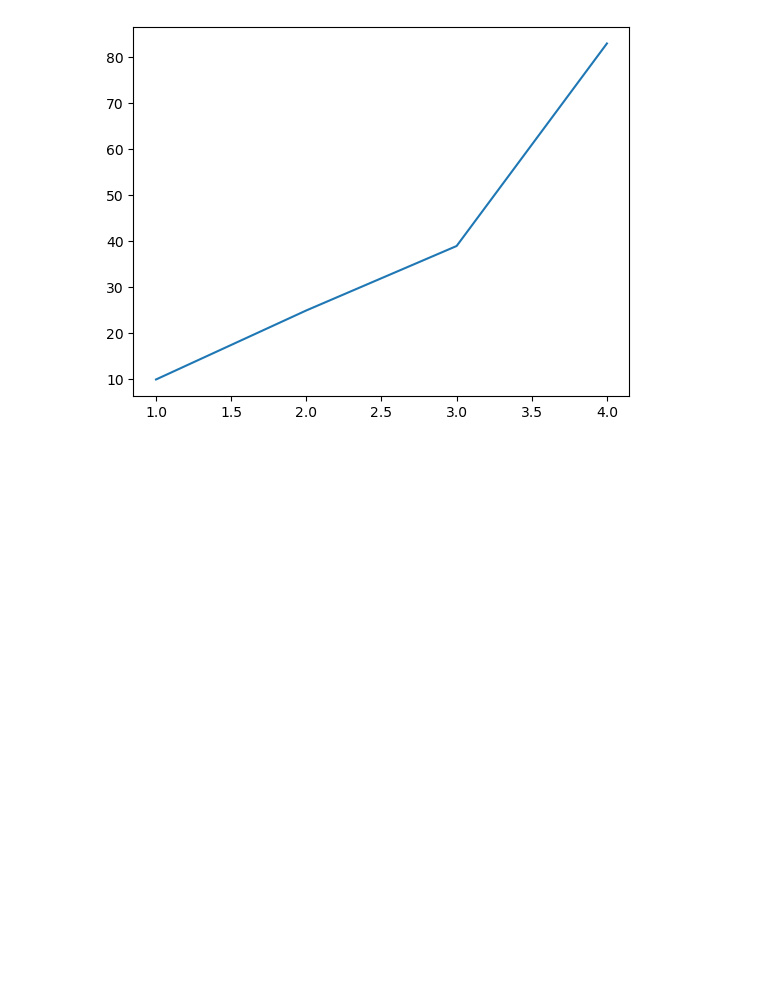
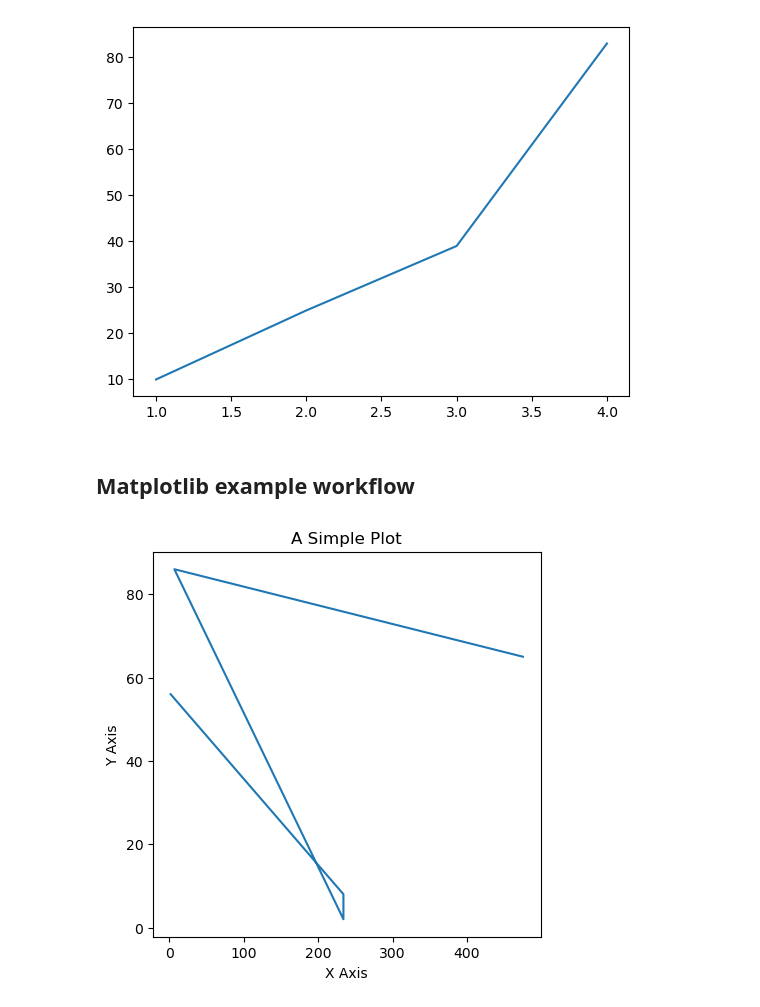
Before and after one commit to SmayanKulkarni/AI-and-ML-Course, a Jupyter notebook: sample_project/introduction-to-matplotlib.ipynb, the cells around one changed output. Cells and saved outputs as stored; diff of their text form; code cells hidden in the pictures; blank space fills up the shorter version.

```diff
--- a/sample_project/introduction-to-matplotlib.ipynb
+++ b/sample_project/introduction-to-matplotlib.ipynb
@@ -36,3 +36,29 @@ ax.plot([1,2,3,4], [10,25,39,83])
 # %% [output]
 [<matplotlib.lines.Line2D at 0x...>]
 [figure]
+# %% [markdown]
+## Matplotlib example workflow
+# %%
+%matplotlib inline
+import matplotlib.pyplot as plt
+import pandas as pd
+import numpy as np
+
+#1. Prepare Data
+x = [2,234,234,7,475,45]
+y = [56,8,2,86,65,5,8]
+
+#2. Setup Plot
+fig,ax = plt.subplots(figsize=(5,5))
+
+#3. Plot the data
+ax.plot(x[:5],y[:5])
+
+#4. Customize plot
+ax.set(title='A Simple Plot', xlabel='X Axis', ylabel='Y Axis')
+
+#5. Save and show
+fig.savefig('/home/smayan/Desktop/AI-ML-DS/sample_project/images/sample_plot.png')
+plt.show()
+# %% [output]
+[figure, added]
```
Also changed, not shown: 2 other files.
